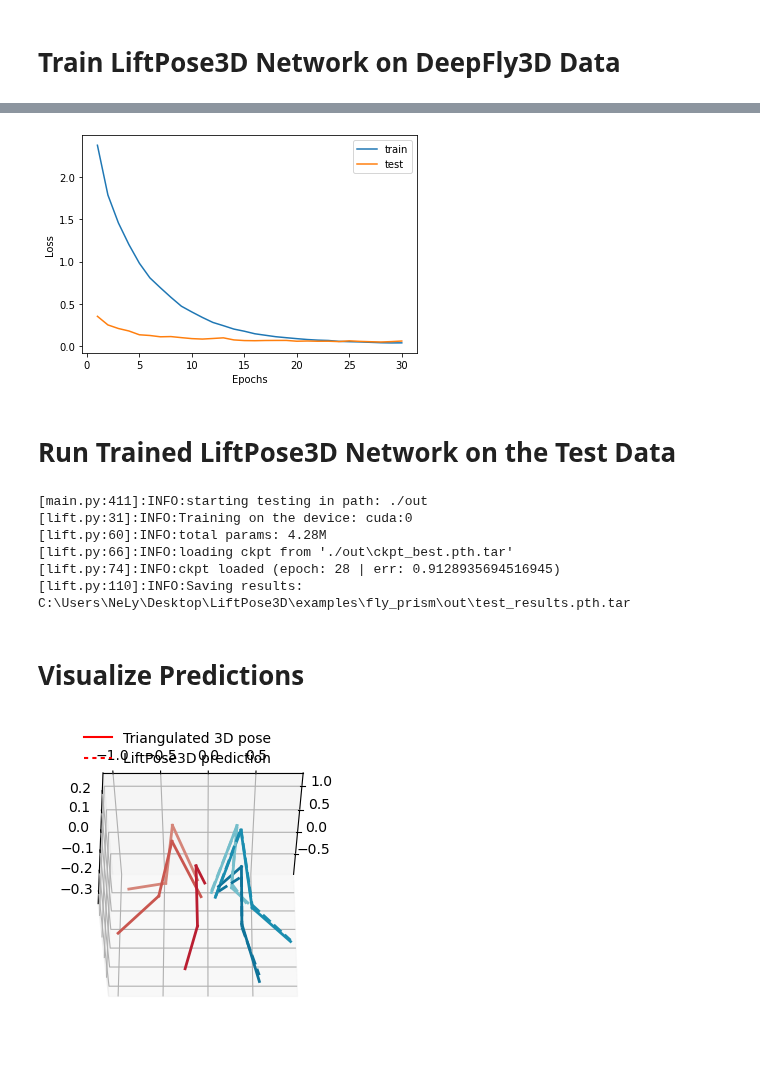
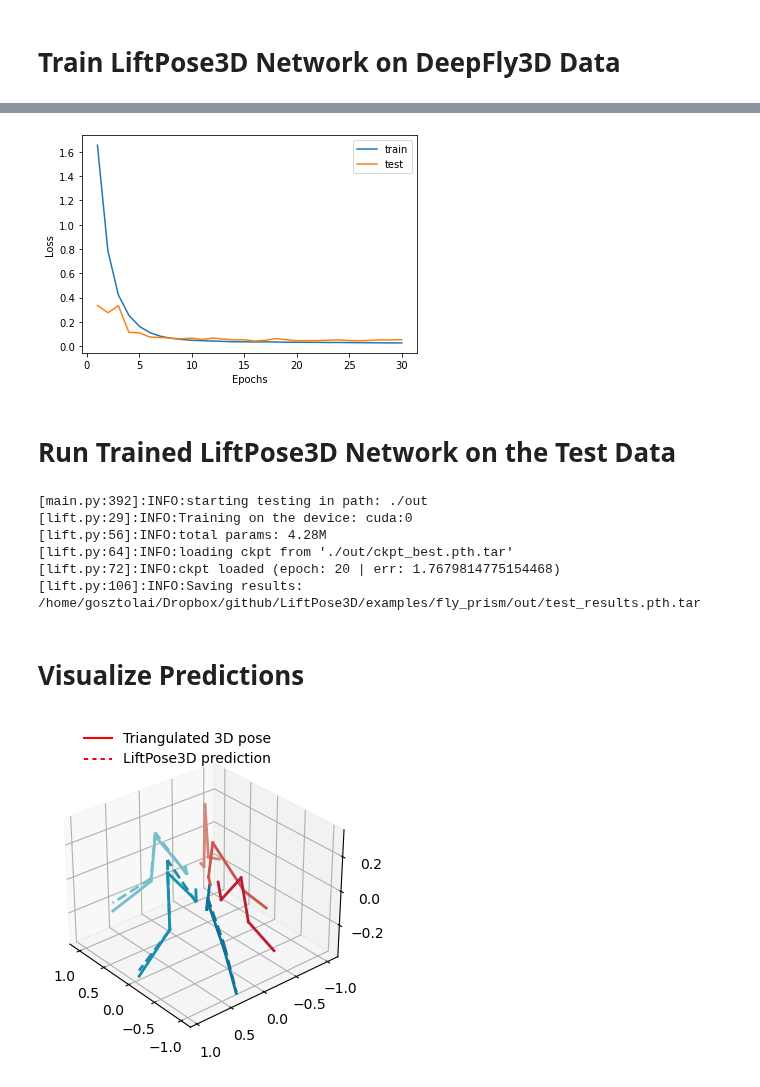
Before and after one commit to NeLy-EPFL/LiftPose3D, a Jupyter notebook: examples/fly_prism/fly_prism.ipynb, the cells around one changed output, grey strips where cells are left out. Saved outputs shown, nothing was run; the diff lists cells and outputs as text; code cells hidden in the pictures.

Commit message:
fly_prism ok

```diff
--- a/examples/fly_prism/fly_prism.ipynb
+++ b/examples/fly_prism/fly_prism.ipynb
@@ -17,11 +17,11 @@ reload(logging)
 logger = logging.getLogger(__name__).setLevel(logging.INFO)
 
 # decleare data parameters
-par_train = {'data_dir'       : '/data/LiftPose3D/fly_prism/data_oriented/training_data',#mac/ubuntu path
+par_train = {'data_dir'       : '/data/LiftPose3D/fly_prism/data_oriented/',#mac/ubuntu path
              #'data_dir'       : r"\Users\NeLy\Desktop\fly_prism/data_oriented/training_data", #windows path
              'out_dir'        : './out',
-             "train_subjects" : ["004"],
-             'test_subjects'  : ["002"],
+             "train_subjects" : ["001","003","003"],
+             'test_subjects'  : ["004"],
              'actions'        : ['PR']}
 
 # merge with training parameters
@@ -74,50 +71,46 @@ from liftpose.plot import read_log_train, plot_log_train
 epoch, lr, loss_train, loss_test, err_test = read_log_train(par['out_dir'])
 plot_log_train(plt.gca(), loss_train, loss_test, epoch)
 # %% [output]
-[figure, old version]
+[figure, new version]
 # %% [markdown]
 # Run Trained LiftPose3D Network on the Test Data
 # %%
 from liftpose.main import test as lp3d_test
 lp3d_test(par['out_dir'])
 # %% [output]
-[main.py:411]:INFO:starting testing in path: ./out
-[lift.py:31]:INFO:Training on the device: cuda:0
-[lift.py:60]:INFO:total params: 4.28M
-[lift.py:66]:INFO:loading ckpt from './out\ckpt_best.pth.tar'
-[lift.py:74]:INFO:ckpt loaded (epoch: 28 | err: 0.9128935694516945)
-[lift.py:110]:INFO:Saving results: C:\Users\NeLy\Desktop\LiftPose3D\examples\fly_prism\out\test_results.pth.tar
+[main.py:392]:INFO:starting testing in path: ./out
+[lift.py:29]:INFO:Training on the device: cuda:0
+[lift.py:56]:INFO:total params: 4.28M
+[lift.py:64]:INFO:loading ckpt from './out/ckpt_best.pth.tar'
+[lift.py:72]:INFO:ckpt loaded (epoch: 20 | err: 1.7679814775154468)
+[lift.py:106]:INFO:Saving results: /home/gosztolai/Dropbox/github/LiftPose3D/examples/fly_prism/out/test_results.pth.tar
 # %% [markdown]
 # Visualize Predictions
 # %%
 from liftpose.postprocess import load_test_results
-data = torch.load(os.path.join(par['out_dir'], "test_results.pth.tar"))
-stat_2d, stat_3d = (
-    torch.load(os.path.join(par['out_dir'], "stat_2d.pth.tar")),
-    torch.load(os.path.join(par['out_dir'], "stat_3d.pth.tar")),
-)
-test_3d_gt, test_3d_pred, good_keypts = load_test_results(data, stat_2d, stat_3d, prism=True)
+test_3d_gt, test_3d_pred, good_keypts = load_test_results(par['out_dir'], prism=True)
 test_3d_gt *= 2.5/400
 test_3d_pred *= 2.5/400
 # %%
 # https://stackoverflow.com/a/38865534/7554774
 # conda install ipympl
 #%matplotlib widget
 from liftpose.preprocess import add_roots
 %matplotlib inline
 from liftpose.plot import plot_pose_3d
 
 fig = plt.figure(figsize=plt.figaspect(1), dpi=100)
 ax = fig.add_subplot(111, projection='3d')
-ax.view_init(elev=-30, azim=0)
+ax.view_init(elev=30, azim=140)
 
-t = 100
+t = 1000
 plot_pose_3d(ax, tar=test_3d_gt[t],
             pred=test_3d_pred[t],
             bones=par_data["vis"]["bones"],
             limb_id=par_data["vis"]["limb_id"],
             colors=par_data["vis"]["colors"],
-            good_keypts=good_keypts[t],
-            show_gt_always=True)
+            good_keypts=good_keypts[t][:,None],
+            show_gt_always=True,
+            legend=True)
 # %% [output]
-[figure, old version]
+[figure, new version]
```
Also changed, not shown: parts of 8 cells of this notebook, 4 other files.
